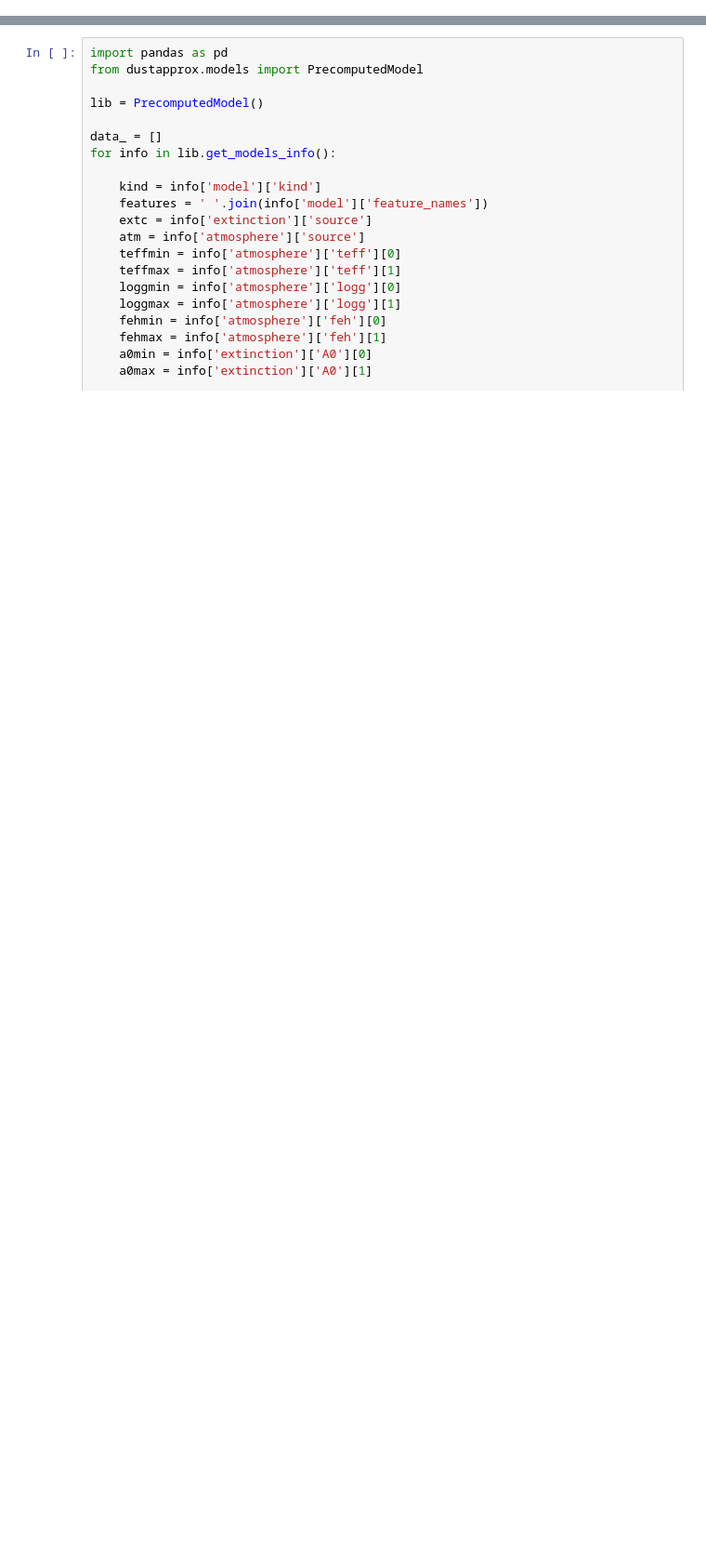
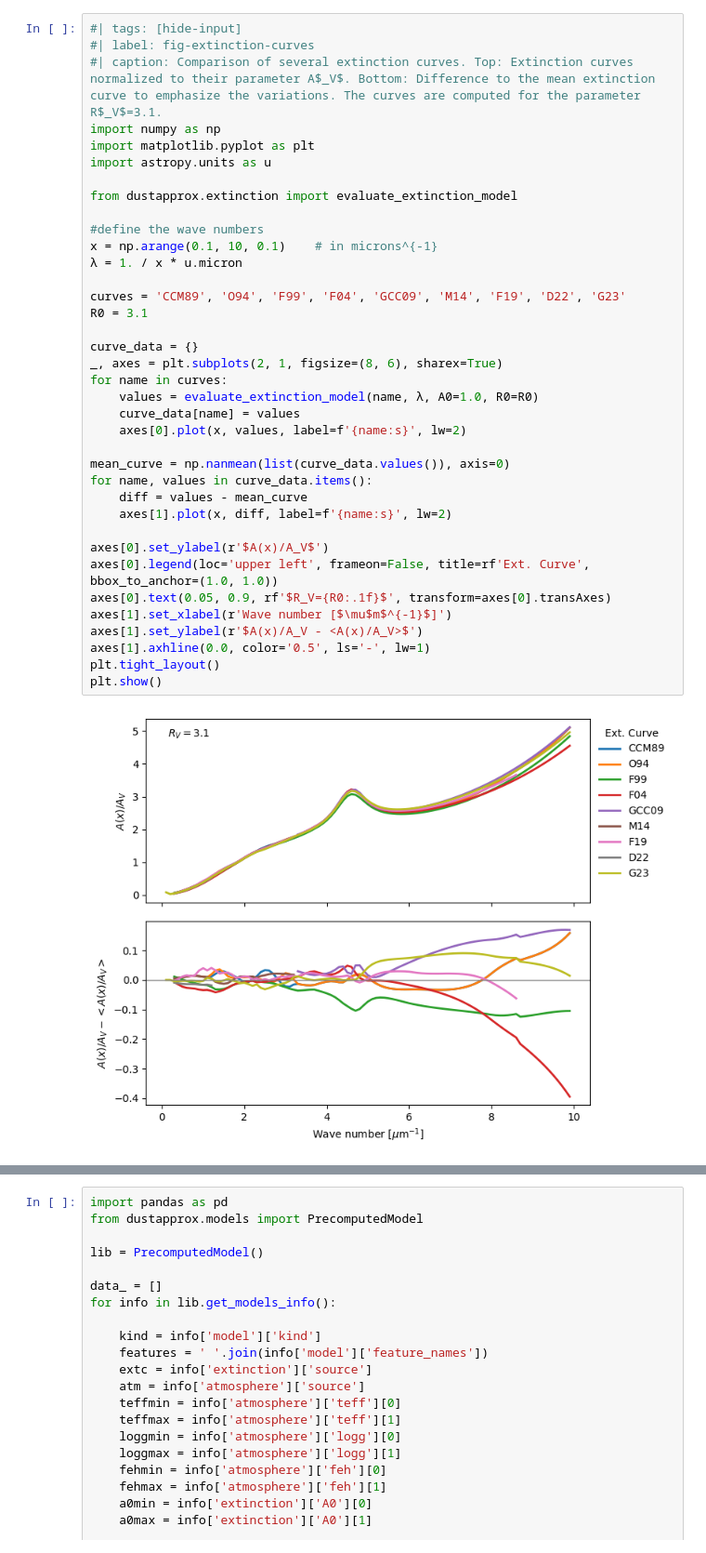
Before and after one commit to mfouesneau/dustapprox, a Jupyter notebook: examples/Examples.ipynb, the cells around one changed output, grey strips where cells are left out. Shown at 93% size. Drawn from its saved outputs; the diff is of its cells as text; blank space fills up the shorter version.

```diff
--- a/examples/Examples.ipynb
+++ b/examples/Examples.ipynb
@@ -24,0 +36,39 @@ import pylab as plt
+# %%
+#| tags: [hide-input]
+#| label: fig-extinction-curves
+#| caption: Comparison of several extinction curves. Top: Extinction curves normalized to their parameter A$_V$. Bottom: Difference to the mean extinction curve to emphasize the variations. The curves are computed for the parameter R$_V$=3.1.
+import numpy as np
+import matplotlib.pyplot as plt
+import astropy.units as u
+
+from dustapprox.extinction import evaluate_extinction_model
+
+#define the wave numbers
+x = np.arange(0.1, 10, 0.1)    # in microns^{-1}
+λ = 1. / x * u.micron
+
+curves = 'CCM89', 'O94', 'F99', 'F04', 'GCC09', 'M14', 'F19', 'D22', 'G23'
+R0 = 3.1
+
+curve_data = {}
+_, axes = plt.subplots(2, 1, figsize=(8, 6), sharex=True)
+for name in curves:
+    values = evaluate_extinction_model(name, λ, A0=1.0, R0=R0)
+    curve_data[name] = values
+    axes[0].plot(x, values, label=f'{name:s}', lw=2)
+
+mean_curve = np.nanmean(list(curve_data.values()), axis=0)
+for name, values in curve_data.items():
+    diff = values - mean_curve
+    axes[1].plot(x, diff, label=f'{name:s}', lw=2)
+
+axes[0].set_ylabel(r'$A(x)/A_V$')
+axes[0].legend(loc='upper left', frameon=False, title=rf'Ext. Curve', bbox_to_anchor=(1.0, 1.0))
+axes[0].text(0.05, 0.9, rf'$R_V={R0:.1f}$', transform=axes[0].transAxes)
+axes[1].set_xlabel(r'Wave number [$\mu$m$^{-1}$]')
+axes[1].set_ylabel(r'$A(x)/A_V - <A(x)/A_V>$')
+axes[1].axhline(0.0, color='0.5', ls='-', lw=1)
+plt.tight_layout()
+plt.show()
+# %% [output]
+[figure, added]
```
Also changed, not shown: parts of 43 cells of this notebook.
